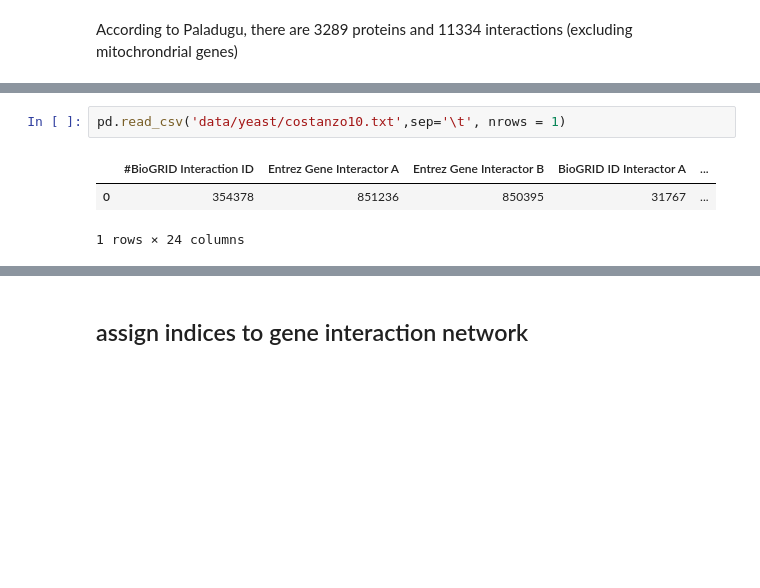
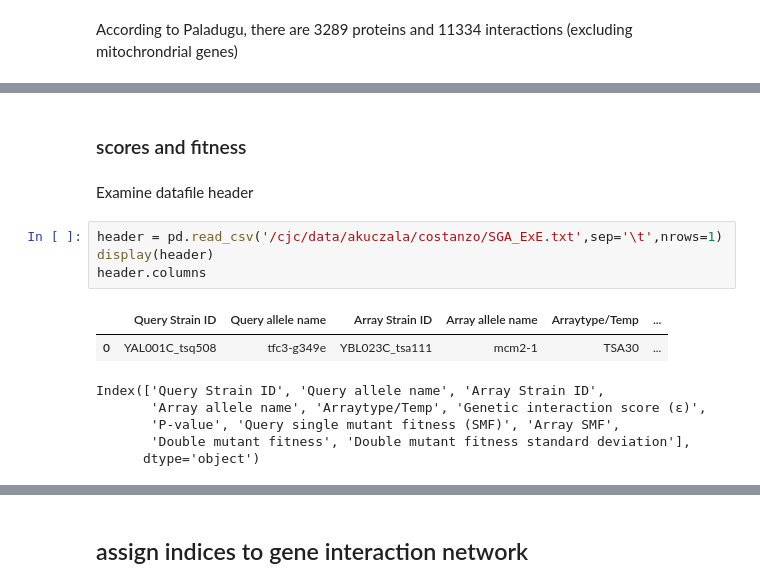
Before and after one commit to akuczala/gene-interaction, a Jupyter notebook: Paladugu.ipynb, the cells around one changed output, grey strips where cells are left out. Drawn from its saved outputs; the diff is of its cells as text; blank space fills up the shorter version.

```diff
--- a/Paladugu.ipynb
+++ b/Paladugu.ipynb
@@ -140,6 +122,16 @@ cluster_model.cluster_centers_
+# %% [markdown]
+### scores and fitness
+# %% [markdown]
+Examine datafile header
 # %%
-pd.read_csv('data/yeast/costanzo10.txt',sep='\t', nrows = 1)
+header = pd.read_csv('/cjc/data/akuczala/costanzo/SGA_ExE.txt',sep='\t',nrows=1)
+display(header)
+header.columns
 # %% [output]
-|  | #BioGRID Interaction ID | Entrez Gene Interactor A | Entrez Gene Interactor B | BioGRID ID Interactor A | ... |
-| 0 | 354378 | 851236 | 850395 | 31767 | ... |
+|  | Query Strain ID | Query allele name | Array Strain ID | Array allele name | Arraytype/Temp | ... |
+| 0 | YAL001C_tsq508 | tfc3-g349e | YBL023C_tsa111 | mcm2-1 | TSA30 | ... |
-1 rows × 24 columns
+Index(['Query Strain ID', 'Query allele name', 'Array Strain ID',
+       'Array allele name', 'Arraytype/Temp', 'Genetic interaction score (ε)',
+       'P-value', 'Query single mutant fitness (SMF)', 'Array SMF',
+       'Double mutant fitness', 'Double mutant fitness standard deviation'],
+      dtype='object')
```
Also changed, not shown: parts of 132 cells of this notebook, 7 other files.
